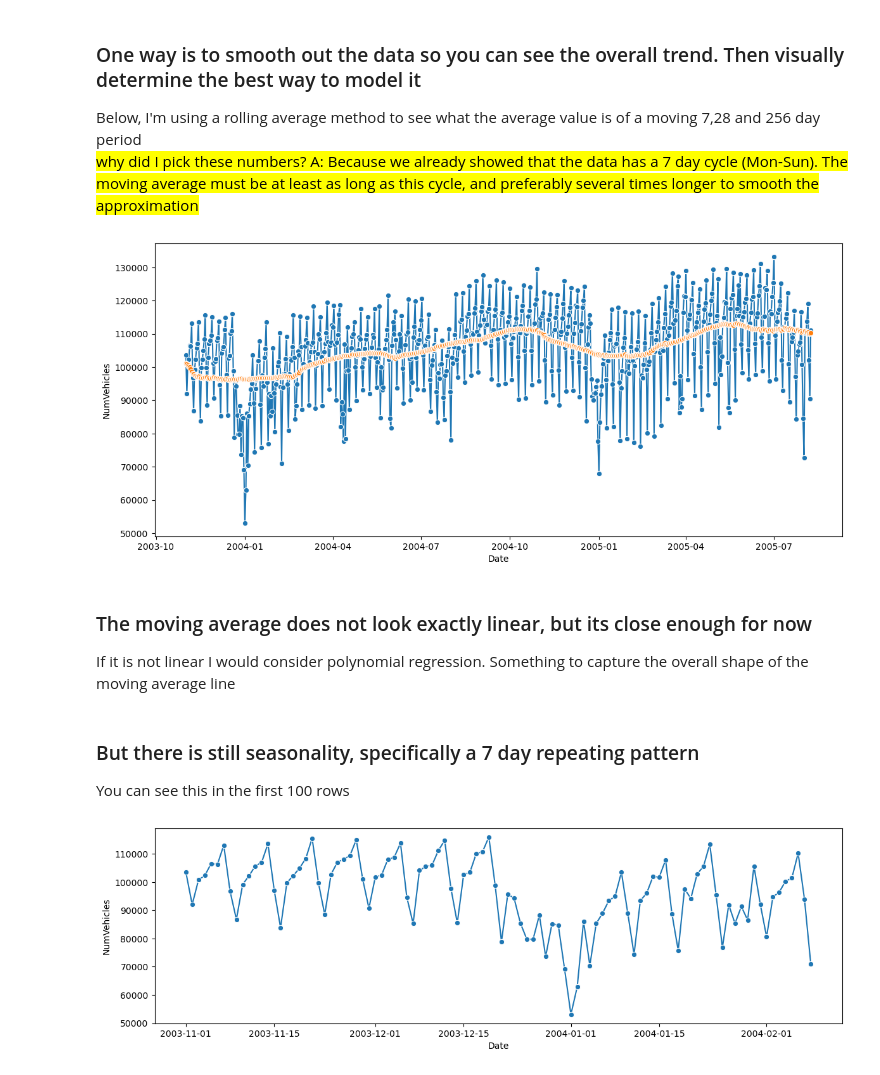
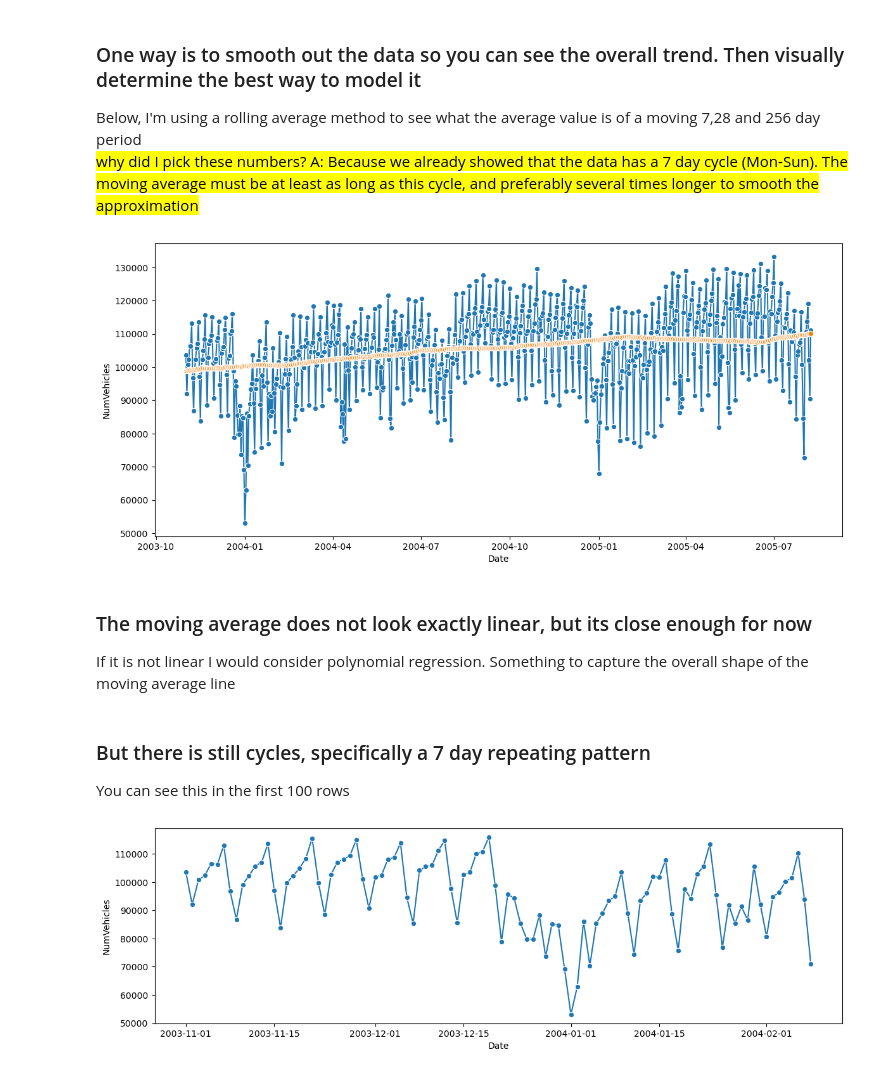
Before and after one commit to CNUClasses/DATA301_CODE, a Jupyter notebook: week_12/12_3_trend_catboost.ipynb, the cells around one changed output. Drawn from its saved outputs; the diff is of its cells as text; code cells hidden in the pictures.

```diff
--- a/week_12/12_3_trend_catboost.ipynb
+++ b/week_12/12_3_trend_catboost.ipynb
@@ -81,6 +84,12 @@ _=sns.lineplot(x=df_test.index, y=df_test.NumVehicles,ax=ax1,  marker="o")
 Below, I'm using a rolling average method to see what the average value is of a moving 7,28 and 256 day period<br>
 <mark> why did I pick these numbers? A: Because we already showed that the data has a 7 day cycle (Mon-Sun). The moving average must be at least as long as this cycle, and preferably several times longer to smooth the approximation
 # %%
+
+moving_average7 = df_train.rolling(
+    window=7,       # 365-day window
+    center=True,      # puts the average at the center of the window
+    min_periods=3,  # choose about half the window size
+).mean()
 
 moving_average28 = df_train.rolling(
     window=28,       # 365-day window
@@ -105,19 +114,24 @@ moving_average256 = df_train.rolling(
     center=True,      # puts the average at the center of the window
     min_periods=128,  # choose about half the window size
 ).mean()
+moving_average356= df_train.rolling(
+    window=356,       # 365-day window
+    center=True,      # puts the average at the center of the window
+    min_periods=178,  # choose about half the window size
+).mean()
 # %%
 #lets plot them over original data
 fig, ax1 = plt.subplots(figsize=(14,6))
 _=sns.lineplot(x=df_train.index, y=df_train.NumVehicles,ax=ax1,  marker="o")
-_=sns.lineplot(x=moving_average7.index, y=moving_average112.NumVehicles,ax=ax1,  marker="o")
+_=sns.lineplot(x=moving_average356.index, y=moving_average356.NumVehicles,ax=ax1,  marker="o")
 # %% [output]
-[figure, old version]
+[figure, new version]
 # %% [markdown]
 ### The moving average does not look exactly linear, but its close enough for now
 
 If it is not linear I would consider polynomial regression.  Something to capture the overall shape of the moving average line
 # %% [markdown]
-### But there is still seasonality, specifically a 7 day repeating pattern
+### But there is still cycles, specifically a 7 day repeating pattern
 You can see this in the first 100 rows
 # %%
 #get the first 100 rows
```
Also changed, not shown: parts of 11 cells of this notebook, 2 other files.
